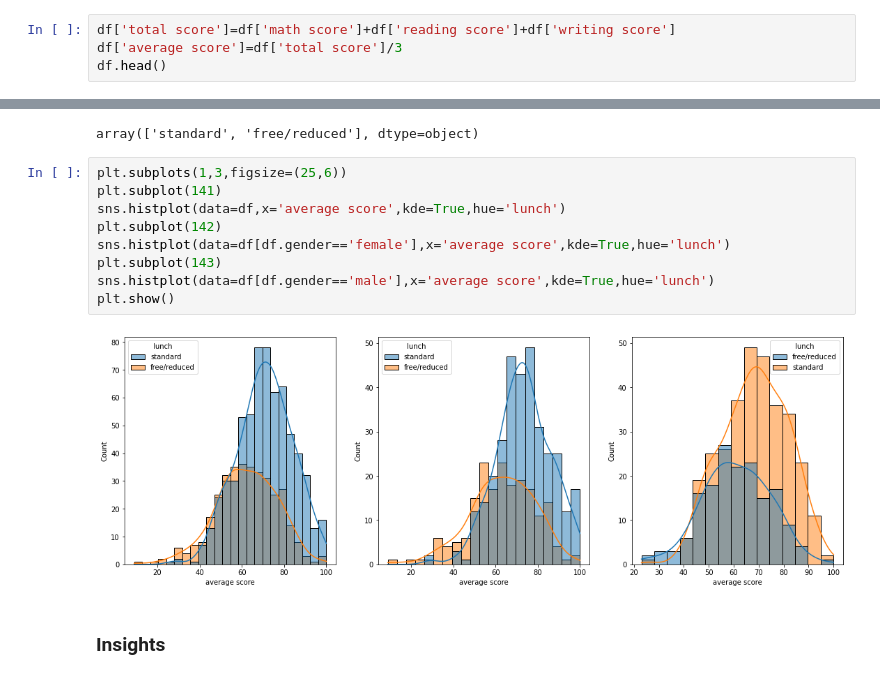
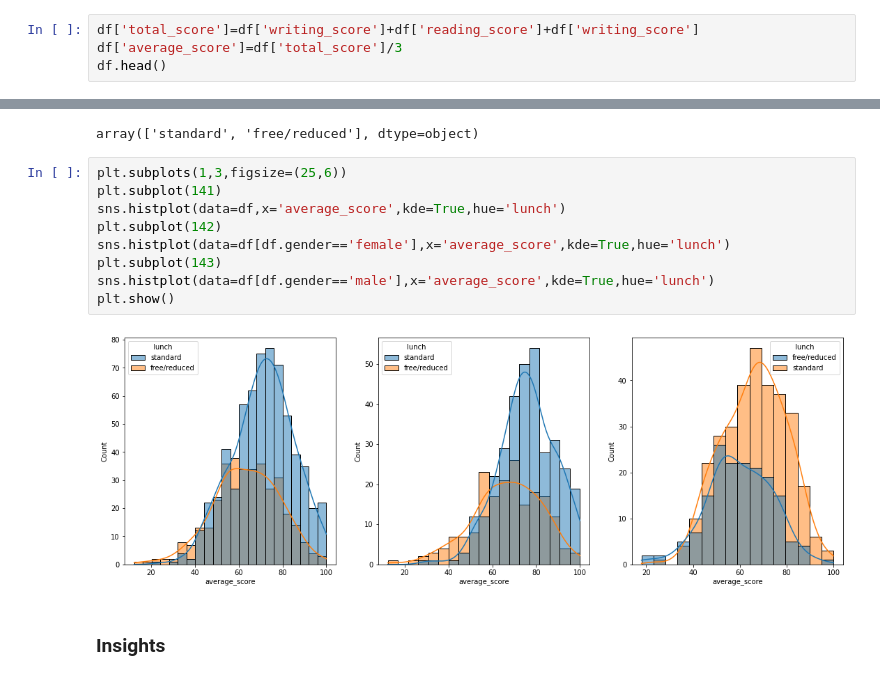
Before and after one commit to minakshisontake/ml_repository, a Jupyter notebook: notebook/data/EDA STUDENT PERFORMANCE.ipynb, the cells around one changed output, grey strips where cells are left out. Saved outputs shown, nothing was run; the diff lists cells and outputs as text.

```diff
--- a/notebook/data/EDA STUDENT PERFORMANCE.ipynb
+++ b/notebook/data/EDA STUDENT PERFORMANCE.ipynb
@@ -205,7 +205,7 @@ we have 5 categorical features:['gender', 'race/ethnicity', 'parental level of e
 # %% [markdown]
 ### 3.8 Adding columns for "Total Score" and "Average"
 # %%
-df['total score']=df['math score']+df['reading score']+df['writing score']
-df['average score']=df['total score']/3
+df['total_score']=df['writing_score']+df['reading_score']+df['writing_score']
+df['average_score']=df['total_score']/3
 df.head()
 # %% [output]
@@ -282,14 +282,14 @@ array(['standard', 'free/reduced'], dtype=object)
 # %%
 plt.subplots(1,3,figsize=(25,6))
 plt.subplot(141)
-sns.histplot(data=df,x='average score',kde=True,hue='lunch')
+sns.histplot(data=df,x='average_score',kde=True,hue='lunch')
 plt.subplot(142)
-sns.histplot(data=df[df.gender=='female'],x='average score',kde=True,hue='lunch')
+sns.histplot(data=df[df.gender=='female'],x='average_score',kde=True,hue='lunch')
 plt.subplot(143)
-sns.histplot(data=df[df.gender=='male'],x='average score',kde=True,hue='lunch')
+sns.histplot(data=df[df.gender=='male'],x='average_score',kde=True,hue='lunch')
 plt.show()
 # %% [output]
-[figure, old version]
+[figure, new version]
 # %% [markdown]
 ### Insights
 # %% [markdown]
```
Also changed, not shown: parts of 27 cells of this notebook, 8 other files.
